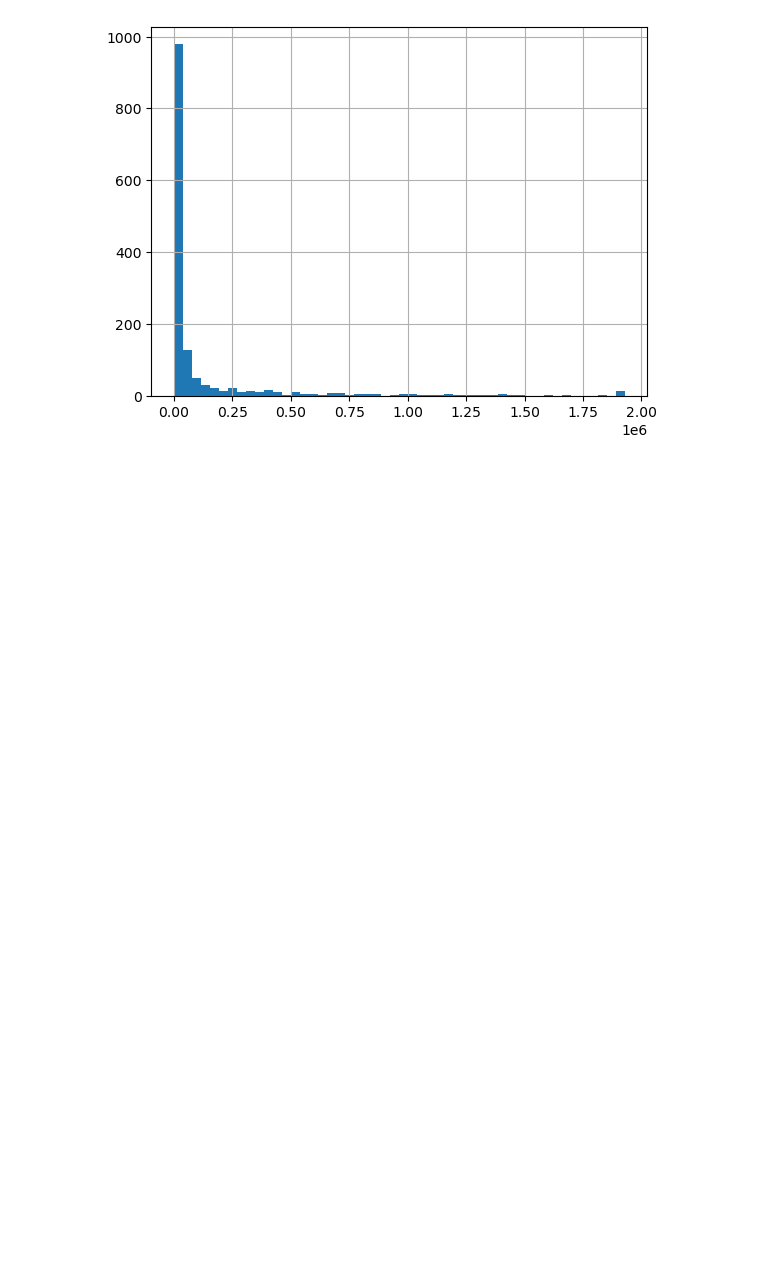
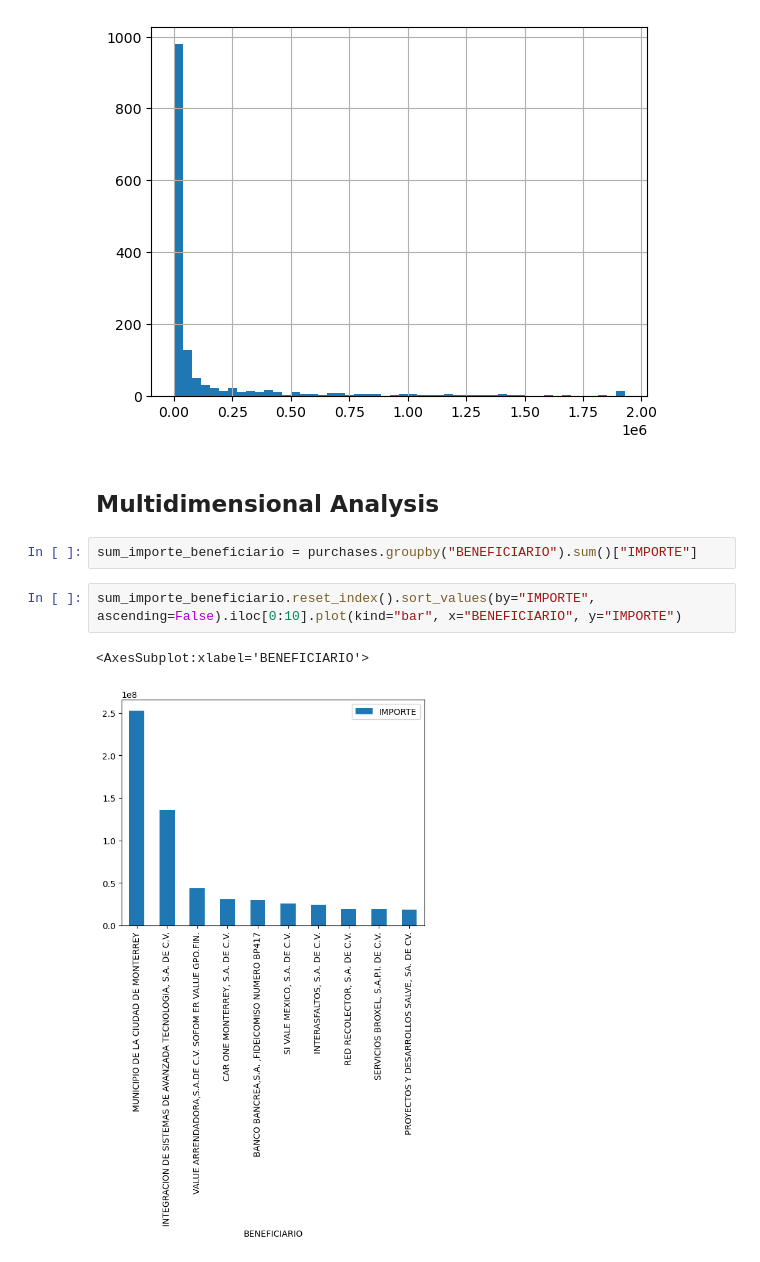
Before and after one commit to Alejolamilla/December_purchases_project, a Jupyter notebook: notebooks/02_exploration.ipynb, the cells around one changed output. Cells and saved outputs as stored; diff of their text form; blank space fills up the shorter version.

Commit message:
Finished the multidimensional analysis

```diff
--- a/notebooks/02_exploration.ipynb
+++ b/notebooks/02_exploration.ipynb
@@ -87,3 +87,12 @@ purchases[purchases["IMPORTE"] < purchases["IMPORTE"].quantile(0.95)]["IMPORTE"]
 # %% [output]
 <AxesSubplot:>
 [figure]
+# %% [markdown]
+## Multidimensional Analysis
+# %%
+sum_importe_beneficiario = purchases.groupby("BENEFICIARIO").sum()["IMPORTE"]
+# %%
+sum_importe_beneficiario.reset_index().sort_values(by="IMPORTE", ascending=False).iloc[0:10].plot(kind="bar", x="BENEFICIARIO", y="IMPORTE")
+# %% [output]
+<AxesSubplot:xlabel='BENEFICIARIO'>
+[figure, added]
```
Also changed, not shown: parts of 8 cells of this notebook.
